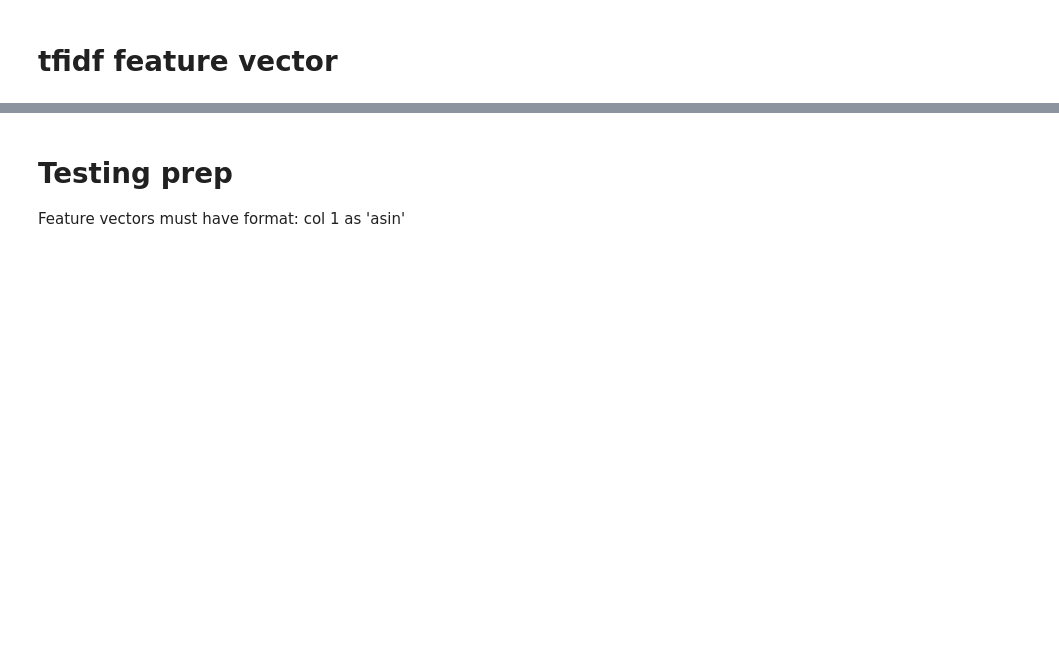
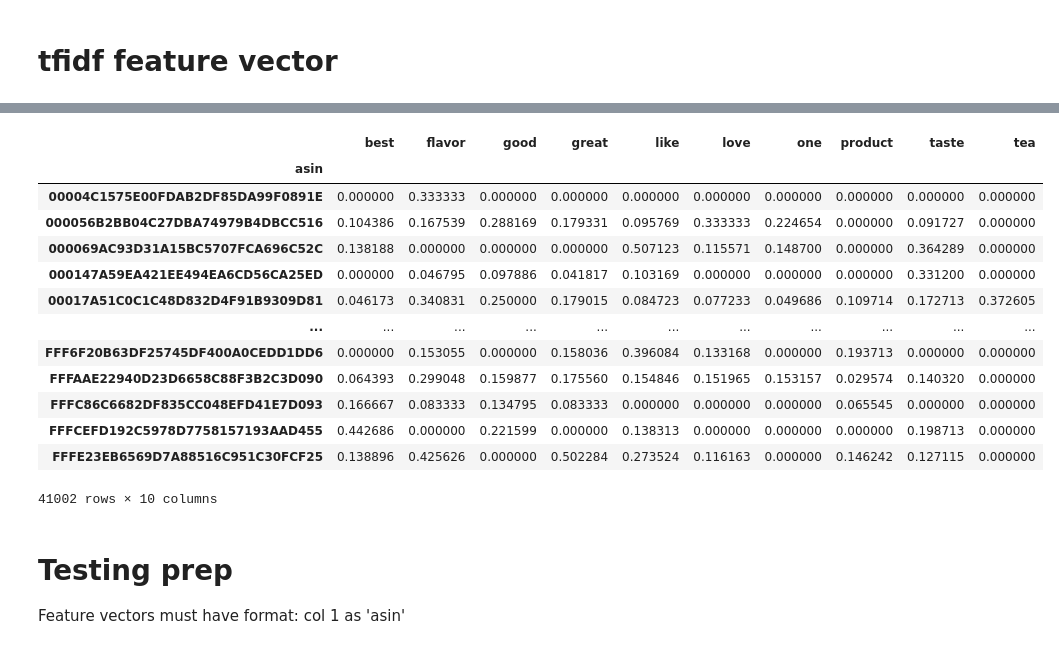
Before and after one commit to mjrog3/amazonawesomeness, a Jupyter notebook: ProjectNotebook.ipynb, the cells around one changed output, grey strips where cells are left out. Saved outputs shown, nothing was run; the diff lists cells and outputs as text; code cells hidden in the pictures; blank space fills up the shorter version.

```diff
--- a/ProjectNotebook.ipynb
+++ b/ProjectNotebook.ipynb
@@ -278,12 +284,22 @@ neg_revs = x[y["asin"] for a in y["awesomeness"] if a==1] #get rows of x where y
 # %%
 def replaceWords(text, pos_words, neg_words):
-    pos_message = "amazing loved it masterpiece awesome"
-    neg_message = "terrible awful disgusting trash"
+    pos_message = "love best awesome"
+    neg_message = "terrible disgusting awful"
 
+    #replace
     for pw in pos_words:
-        text = text.replace(pw,pos_message)
+        text = text.replace(" "+pw," "+pos_message)
     for nw in neg_words:
-        text = text.replace(nw,neg_message)
+        text = text.replace(" "+nw," "+neg_message)
+
+#spaces added to prevent replacing parts of words.
+# Still could replace ends of words, but probs not that much of an issue
+
+    #append
+    # for pw in pos_words:
+    #     if (" "+pw) in text: text += " "+pos_message
+    # for nw in neg_words:
+    #     if (" "+nw) in text: text += " "+neg_message
 
     return text
 
@@ -461,0 +468,42 @@ tfidfFeature
+# %%
+# tfidf for summary
+
+from sklearn.feature_extraction.text import TfidfVectorizer
+tfidf = TfidfVectorizer(vocabulary=np.concatenate(spos_words,sneg_words))
+#
+# x["processedText"] = revtext
+tfidf_DF = x[["asin","processedSums"]]
+
+
+
+# tfidf_DF["processedText"] =
+# tfidf_DF["processedTest"] = tfidf_DF["processedTest"].fillna("")
+# tfidf_DF["processedRevs"] = tfidf_DF["reviewText"].fillna("").apply(preprocess)
+
+tfidf.fit_transform(tfidf_DF["processedSums"])
+# tfidffeatures.toarray()
+feature_names = tfidf.get_feature_names_out()
+
+tfidf2 = TfidfVectorizer(vocabulary=tfidf.vocabulary_)
+tfidfarray = tfidf2.fit_transform(tfidf_DF["processedSums"]).toarray()
+
+featuredf = pd.DataFrame(tfidfarray,columns = feature_names)
+tfidf_DF = pd.concat([tfidf_DF,featuredf],axis=1)
+StfidfFeature = tfidf_DF.groupby("asin")[feature_names].mean()
+
+StfidfFeature
+# %% [output]
+|  | best | flavor | good | great | like | love | one | product | taste | tea |
+| asin |  |  |  |  |  |  |  |  |  |  |
+| 00004C1575E00FDAB2DF85DA99F0891E | 0.000000 | 0.333333 | 0.000000 | 0.000000 | 0.000000 | 0.000000 | 0.000000 | 0.000000 | 0.000000 | 0.000000 |
+| 000056B2BB04C27DBA74979B4DBCC516 | 0.104386 | 0.167539 | 0.288169 | 0.179331 | 0.095769 | 0.333333 | 0.224654 | 0.000000 | 0.091727 | 0.000000 |
+| 000069AC93D31A15BC5707FCA696C52C | 0.138188 | 0.000000 | 0.000000 | 0.000000 | 0.507123 | 0.115571 | 0.148700 | 0.000000 | 0.364289 | 0.000000 |
+| 000147A59EA421EE494EA6CD56CA25ED | 0.000000 | 0.046795 | 0.097886 | 0.041817 | 0.103169 | 0.000000 | 0.000000 | 0.000000 | 0.331200 | 0.000000 |
+| 00017A51C0C1C48D832D4F91B9309D81 | 0.046173 | 0.340831 | 0.250000 | 0.179015 | 0.084723 | 0.077233 | 0.049686 | 0.109714 | 0.172713 | 0.372605 |
+| ... | ... | ... | ... | ... | ... | ... | ... | ... | ... | ... |
+| FFF6F20B63DF25745DF400A0CEDD1DD6 | 0.000000 | 0.153055 | 0.000000 | 0.158036 | 0.396084 | 0.133168 | 0.000000 | 0.193713 | 0.000000 | 0.000000 |
+| FFFAAE22940D23D6658C88F3B2C3D090 | 0.064393 | 0.299048 | 0.159877 | 0.175560 | 0.154846 | 0.151965 | 0.153157 | 0.029574 | 0.140320 | 0.000000 |
+| FFFC86C6682DF835CC048EFD41E7D093 | 0.166667 | 0.083333 | 0.134795 | 0.083333 | 0.000000 | 0.000000 | 0.000000 | 0.065545 | 0.000000 | 0.000000 |
+| FFFCEFD192C5978D7758157193AAD455 | 0.442686 | 0.000000 | 0.221599 | 0.000000 | 0.138313 | 0.000000 | 0.000000 | 0.000000 | 0.198713 | 0.000000 |
+| FFFE23EB6569D7A88516C951C30FCF25 | 0.138896 | 0.425626 | 0.000000 | 0.502284 | 0.273524 | 0.116163 | 0.000000 | 0.146242 | 0.127115 | 0.000000 |
+41002 rows × 10 columns
```
Also changed, not shown: parts of 30 cells of this notebook.
